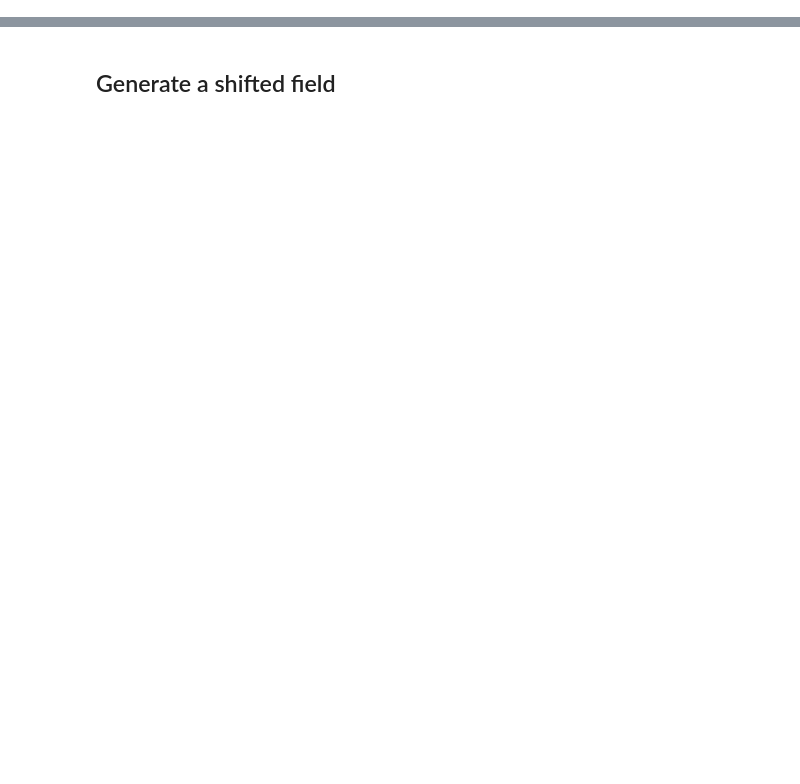
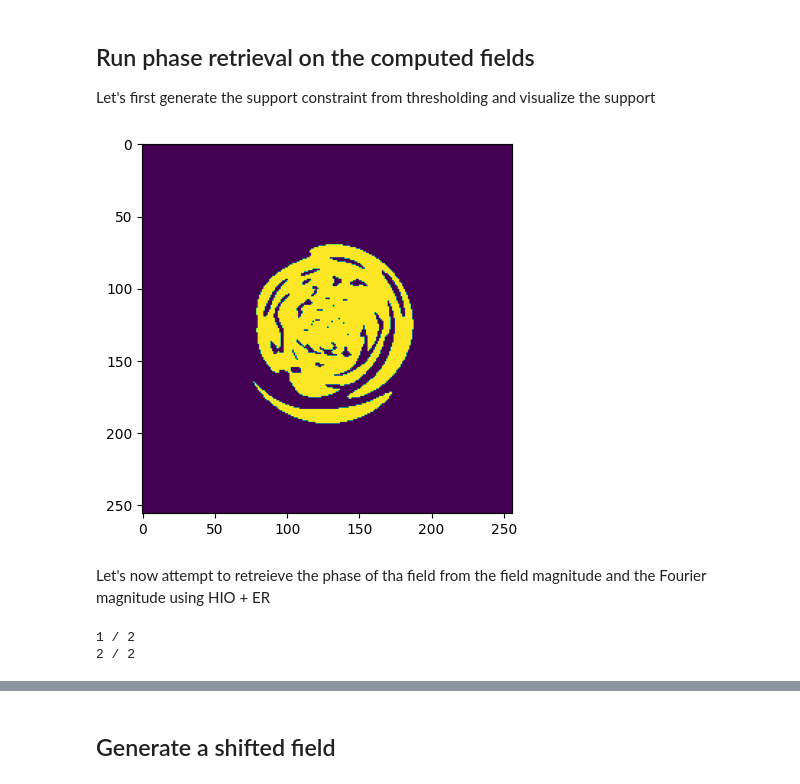
Before and after one commit to jysru/Speckle-Retrieval, a Jupyter notebook: notebooks/check_shift.ipynb, the cells around one changed output, grey strips where cells are left out. Drawn from its saved outputs; the diff is of its cells as text; code cells hidden in the pictures; blank space fills up the shorter version.

```diff
--- a/notebooks/check_shift.ipynb
+++ b/notebooks/check_shift.ipynb
@@ -14,0 +28,17 @@ _ = speckleret.plots.compare_complex_fields(field, ft)
+# %% [markdown]
+## Run phase retrieval on the computed fields
+
+Let's first generate the support constraint from thresholding and visualize the support
+# %%
+support = speckleret.supports.threshold_support(field, threshold=0.01)
+plt.imshow(support)
+plt.show()
+# %% [output]
+[figure, added]
+# %% [markdown]
+Let's now attempt to retreieve the phase of tha field from the field magnitude and the Fourier magnitude using HIO + ER
+# %%
+y_hat, ft_hat, results = speckleret.retrieval.hio_er_fourier((np.abs(field), np.abs(ft_field)), support, pad=2, max_iter=2, max_er_iter=200, max_hio_iter=100)
+# %% [output]
+1 / 2
+2 / 2
```
Also changed, not shown: parts of 24 cells of this notebook, 1 other file.
